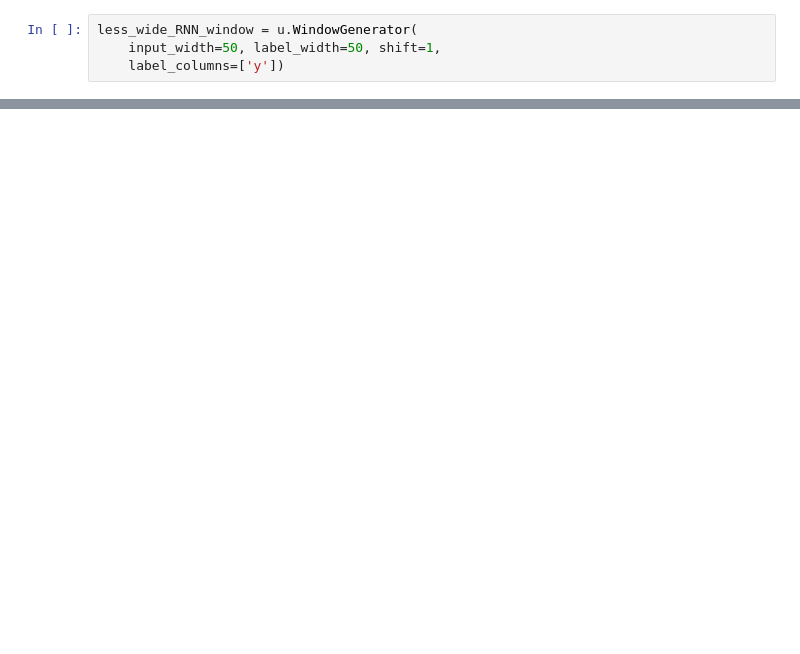
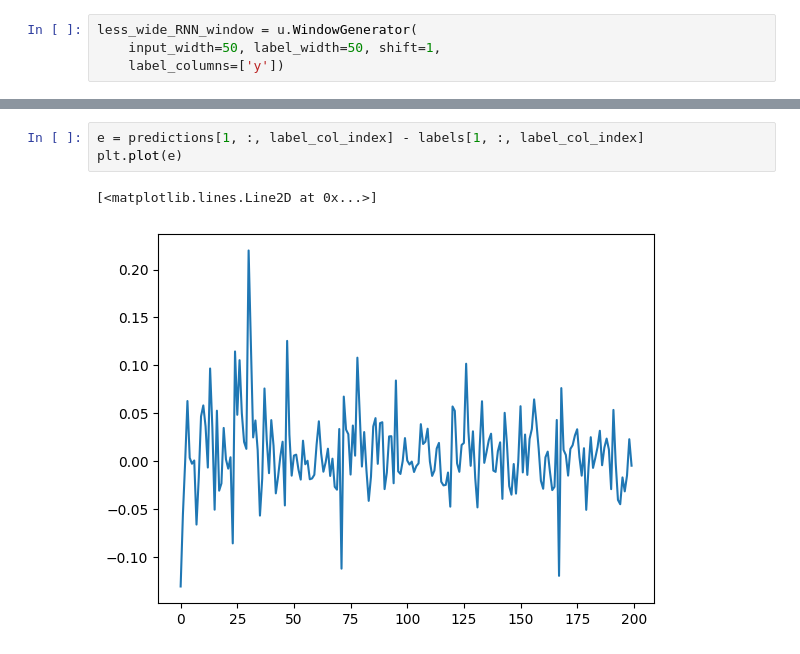
Before and after one commit to adonis107/ST7_Forecasting_RTE, a Jupyter notebook: RNN_model_testing.ipynb, the cells around one changed output, grey strips where cells are left out. Drawn from its saved outputs; the diff is of its cells as text; blank space fills up the shorter version.

```diff
--- a/RNN_model_testing.ipynb
+++ b/RNN_model_testing.ipynb
@@ -84,0 +102,6 @@ none
+# %%
+e = predictions[1, :, label_col_index] - labels[1, :, label_col_index]
+plt.plot(e)
+# %% [output]
+[<matplotlib.lines.Line2D at 0x...>]
+[figure, added]
```
Also changed, not shown: parts of 13 cells of this notebook, 1 other file.
